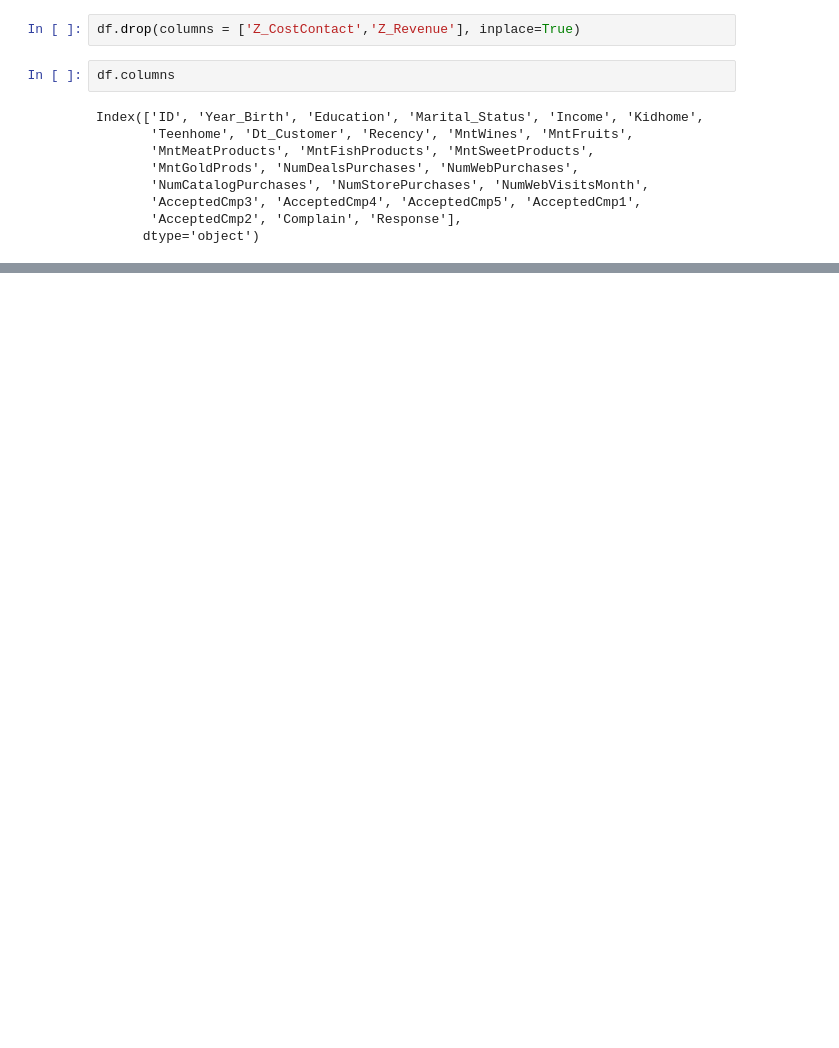
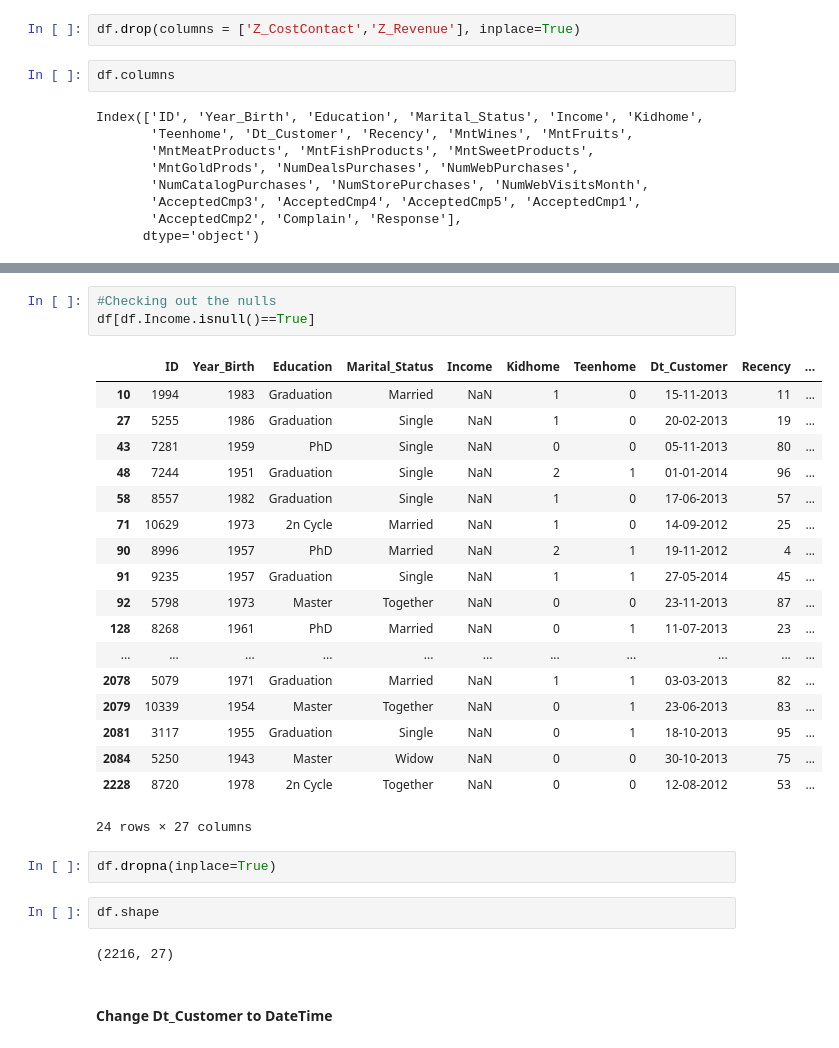
Before and after one commit to Joshua-C-Bryant/customer-personality-analysis, a Jupyter notebook: customer_personality_analysis.ipynb, the cells around one changed output, grey strips where cells are left out. Drawn from its saved outputs; the diff is of its cells as text; blank space fills up the shorter version.

```diff
--- a/customer_personality_analysis.ipynb
+++ b/customer_personality_analysis.ipynb
@@ -161,0 +188,30 @@ Index(['ID', 'Year_Birth', 'Education', 'Marital_Status', 'Income', 'Kidhome',
+# %%
+#Checking out the nulls
+df[df.Income.isnull()==True]
+# %% [output]
+|  | ID | Year_Birth | Education | Marital_Status | Income | Kidhome | Teenhome | Dt_Customer | Recency | ... |
+| 10 | 1994 | 1983 | Graduation | Married | NaN | 1 | 0 | 15-11-2013 | 11 | ... |
+| 27 | 5255 | 1986 | Graduation | Single | NaN | 1 | 0 | 20-02-2013 | 19 | ... |
+| 43 | 7281 | 1959 | PhD | Single | NaN | 0 | 0 | 05-11-2013 | 80 | ... |
+| 48 | 7244 | 1951 | Graduation | Single | NaN | 2 | 1 | 01-01-2014 | 96 | ... |
+| 58 | 8557 | 1982 | Graduation | Single | NaN | 1 | 0 | 17-06-2013 | 57 | ... |
+| 71 | 10629 | 1973 | 2n Cycle | Married | NaN | 1 | 0 | 14-09-2012 | 25 | ... |
+| 90 | 8996 | 1957 | PhD | Married | NaN | 2 | 1 | 19-11-2012 | 4 | ... |
+| 91 | 9235 | 1957 | Graduation | Single | NaN | 1 | 1 | 27-05-2014 | 45 | ... |
+| 92 | 5798 | 1973 | Master | Together | NaN | 0 | 0 | 23-11-2013 | 87 | ... |
+| 128 | 8268 | 1961 | PhD | Married | NaN | 0 | 1 | 11-07-2013 | 23 | ... |
+| ... | ... | ... | ... | ... | ... | ... | ... | ... | ... | ... |
+| 2078 | 5079 | 1971 | Graduation | Married | NaN | 1 | 1 | 03-03-2013 | 82 | ... |
+| 2079 | 10339 | 1954 | Master | Together | NaN | 0 | 1 | 23-06-2013 | 83 | ... |
+| 2081 | 3117 | 1955 | Graduation | Single | NaN | 0 | 1 | 18-10-2013 | 95 | ... |
+| 2084 | 5250 | 1943 | Master | Widow | NaN | 0 | 0 | 30-10-2013 | 75 | ... |
+| 2228 | 8720 | 1978 | 2n Cycle | Together | NaN | 0 | 0 | 12-08-2012 | 53 | ... |
+24 rows × 27 columns
+# %%
+df.dropna(inplace=True)
+# %%
+df.shape
+# %% [output]
+(2216, 27)
+# %% [markdown]
+#### Change Dt_Customer to DateTime
```
Also changed, not shown: parts of 37 cells of this notebook.
